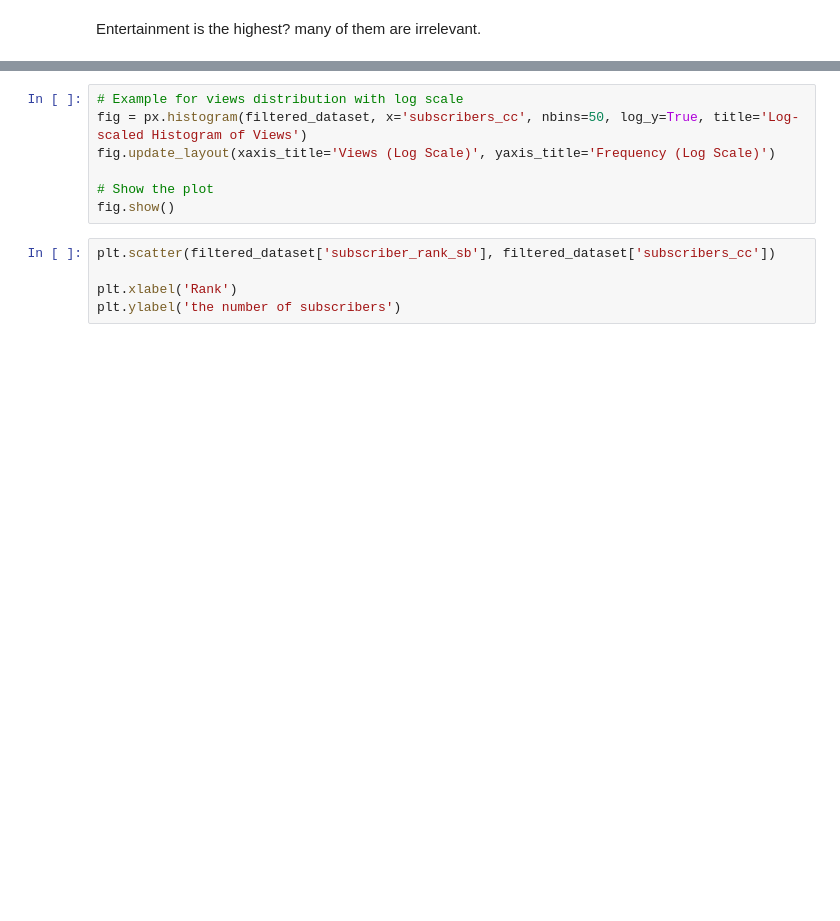
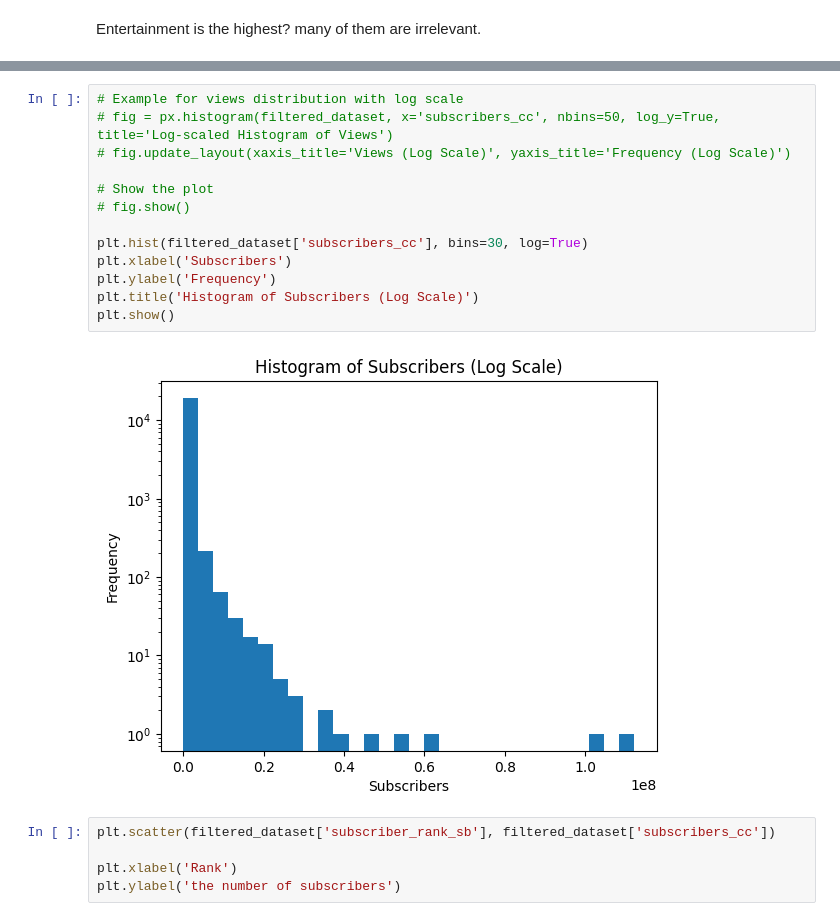
Before and after one commit to epfl-ada/ada-2023-project-lassa8639, a Jupyter notebook: Channel_Metadata.ipynb, the cells around one changed output, grey strips where cells are left out. Saved outputs shown, nothing was run; the diff lists cells and outputs as text; blank space fills up the shorter version.

```diff
--- a/Channel_Metadata.ipynb
+++ b/Channel_Metadata.ipynb
@@ -100,10 +120,18 @@ fig_pie.show()
 # %%
 # Example for views distribution with log scale
-fig = px.histogram(filtered_dataset, x='subscribers_cc', nbins=50, log_y=True, title='Log-scaled Histogram of Views')
-fig.update_layout(xaxis_title='Views (Log Scale)', yaxis_title='Frequency (Log Scale)')
+# fig = px.histogram(filtered_dataset, x='subscribers_cc', nbins=50, log_y=True, title='Log-scaled Histogram of Views')
+# fig.update_layout(xaxis_title='Views (Log Scale)', yaxis_title='Frequency (Log Scale)')
 
 # Show the plot
-fig.show()
+# fig.show()
+
+plt.hist(filtered_dataset['subscribers_cc'], bins=30, log=True)
+plt.xlabel('Subscribers')
+plt.ylabel('Frequency')
+plt.title('Histogram of Subscribers (Log Scale)')
+plt.show()
+# %% [output]
+[figure, added]
 # %%
 plt.scatter(filtered_dataset['subscriber_rank_sb'], filtered_dataset['subscribers_cc'])
 
```
Also changed, not shown: parts of 2 cells of this notebook.
